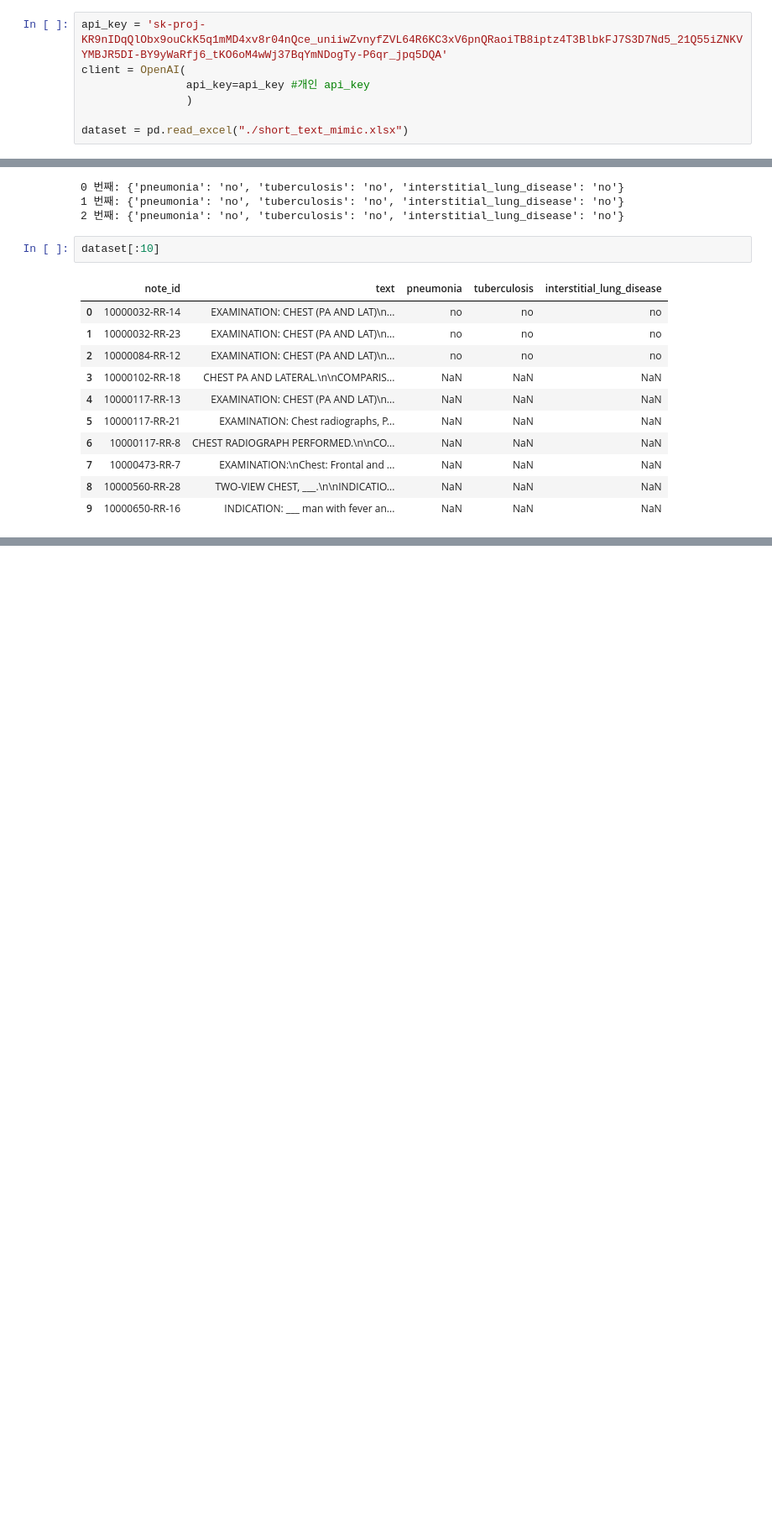
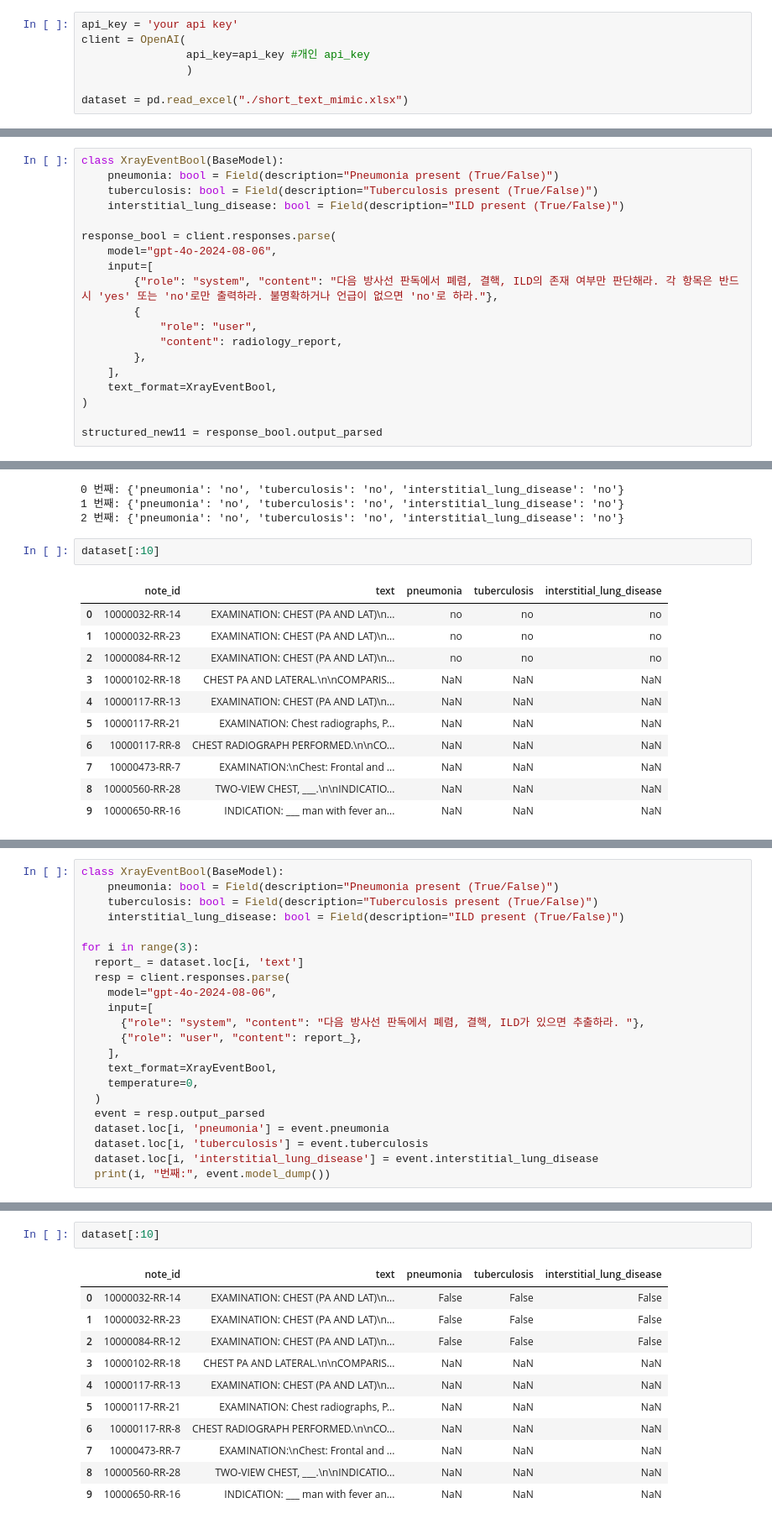
Before and after one commit to podkd7226/fast-campus_lecture, a Jupyter notebook: xray/xray_third.ipynb, the cells around one changed output, grey strips where cells are left out. Shown at 84% size. Cells and saved outputs as stored; diff of their text form; blank space fills up the shorter version.

Commit message:
xray third change

```diff
--- a/xray/xray_third.ipynb
+++ b/xray/xray_third.ipynb
@@ -2,7 +2,7 @@
 import pandas as pd
 from openai import OpenAI
 # %%
-api_key = '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'
+api_key = 'your api key'
 client = OpenAI(
                 api_key=api_key #개인 api_key
                 )
@@ -74,0 +136,19 @@ structured_new.tuberculosis
+# %%
+class XrayEventBool(BaseModel):
+    pneumonia: bool = Field(description="Pneumonia present (True/False)")
+    tuberculosis: bool = Field(description="Tuberculosis present (True/False)")
+    interstitial_lung_disease: bool = Field(description="ILD present (True/False)")
+
+response_bool = client.responses.parse(
+    model="gpt-4o-2024-08-06",
+    input=[
+        {"role": "system", "content": "다음 방사선 판독에서 폐렴, 결핵, ILD의 존재 여부만 판단해라. 각 항목은 반드시 'yes' 또는 'no'로만 출력하라. 불명확하거나 언급이 없으면 'no'로 하라."},
+        {
+            "role": "user",
+            "content": radiology_report,
+        },
+    ],
+    text_format=XrayEventBool,
+)
+
+structured_new11 = response_bool.output_parsed
@@ -150,0 +245,22 @@ dataset[:10]
+# %%
+class XrayEventBool(BaseModel):
+    pneumonia: bool = Field(description="Pneumonia present (True/False)")
+    tuberculosis: bool = Field(description="Tuberculosis present (True/False)")
+    interstitial_lung_disease: bool = Field(description="ILD present (True/False)")
+
+for i in range(3):
+  report_ = dataset.loc[i, 'text']
+  resp = client.responses.parse(
+    model="gpt-4o-2024-08-06",
+    input=[
+      {"role": "system", "content": "다음 방사선 판독에서 폐렴, 결핵, ILD가 있으면 추출하라. "},
+      {"role": "user", "content": report_},
+    ],
+    text_format=XrayEventBool,
+    temperature=0,
+  )
+  event = resp.output_parsed
+  dataset.loc[i, 'pneumonia'] = event.pneumonia
+  dataset.loc[i, 'tuberculosis'] = event.tuberculosis
+  dataset.loc[i, 'interstitial_lung_disease'] = event.interstitial_lung_disease
+  print(i, "번째:", event.model_dump())
@@ -150,0 +271,14 @@ dataset[:10]
+# %%
+dataset[:10]
+# %% [output]
+|  | note_id | text | pneumonia | tuberculosis | interstitial_lung_disease |
+| 0 | 10000032-RR-14 | EXAMINATION: CHEST (PA AND LAT)\n... | False | False | False |
+| 1 | 10000032-RR-23 | EXAMINATION: CHEST (PA AND LAT)\n... | False | False | False |
+| 2 | 10000084-RR-12 | EXAMINATION: CHEST (PA AND LAT)\n... | False | False | False |
+| 3 | 10000102-RR-18 | CHEST PA AND LATERAL.\n\nCOMPARIS... | NaN | NaN | NaN |
+| 4 | 10000117-RR-13 | EXAMINATION: CHEST (PA AND LAT)\n... | NaN | NaN | NaN |
+| 5 | 10000117-RR-21 | EXAMINATION: Chest radiographs, P... | NaN | NaN | NaN |
+| 6 | 10000117-RR-8 | CHEST RADIOGRAPH PERFORMED.\n\nCO... | NaN | NaN | NaN |
+| 7 | 10000473-RR-7 | EXAMINATION:\nChest: Frontal and ... | NaN | NaN | NaN |
+| 8 | 10000560-RR-28 | TWO-VIEW CHEST, ___.\n\nINDICATIO... | NaN | NaN | NaN |
+| 9 | 10000650-RR-16 | INDICATION: ___ man with fever an... | NaN | NaN | NaN |
```
Also changed, not shown: parts of 16 cells of this notebook.
